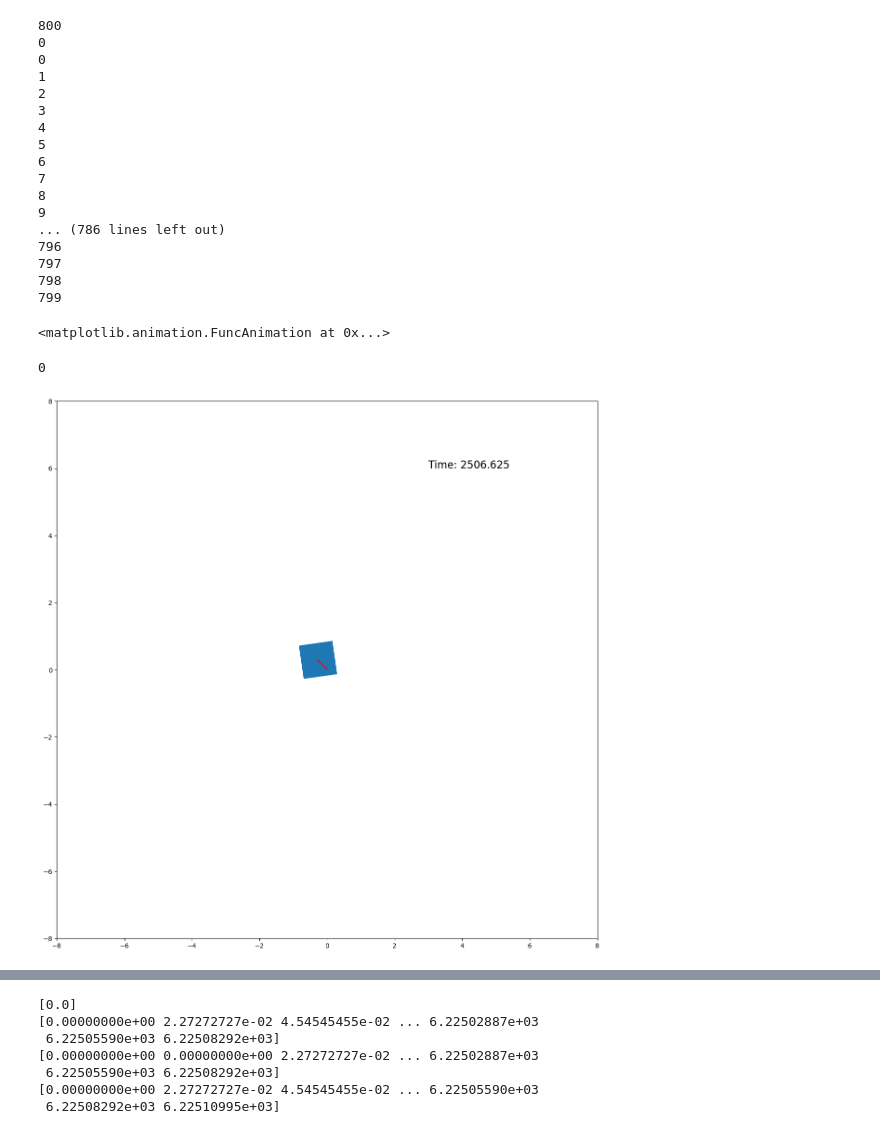
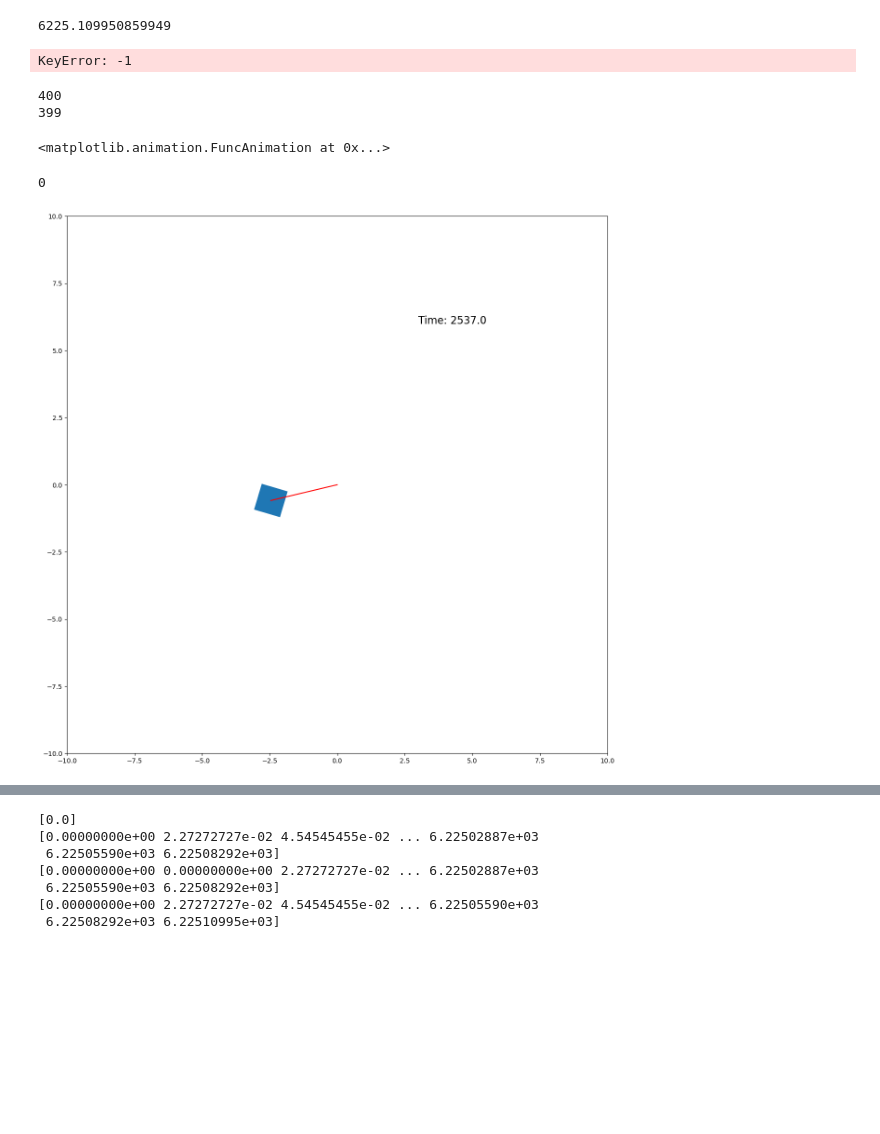
Before and after one commit to UMDBPP/TUFFcode, a Jupyter notebook: Data Analysis/data playground.ipynb, the cells around one changed output, grey strips where cells are left out. Saved outputs shown, nothing was run; the diff lists cells and outputs as text; code cells hidden in the pictures; blank space fills up the shorter version.

Commit message:
Time control complete, I think

```diff
--- a/Data Analysis/data playground.ipynb
+++ b/Data Analysis/data playground.ipynb
@@ -179,3 +193,11 @@ plt.xlim([2500, 2520])
+# %%
+print(t_angle[len(t_angle)-1])
+print(t_angle[-1])
+print(len(t_angle))
+t_angle
+# %% [output]
+6225.109950859949
+KeyError: -1
 # %%
 %matplotlib inline
 plt.rcParams["animation.html"] = "html5"
@@ -184,62 +206,53 @@ from matplotlib.patches import Rectangle
 import time
 
 box_width = 1
-plot_width = 8
+plot_width = 10
 fig,ax = plt.subplots()
 currentAxis = plt.gca()
 
 # anglex_ = np.array(anglex)
 # t_ = np.array(t)
 
 def animate(i):
     multiple = 1
-    print(i)
+#     print(i)
+    print(i, end='\r')
     x_coord = y_selected[i*multiple]
     y_coord = z_selected[i*multiple]
     angle = anglex_selected[i*multiple]*180/np.pi
 #     angle = anglex_[i*multiple]*180/np.pi
     time = t_selected[i*multiple]
 #     time = t_[i*multiple]
     currentAxis.clear()
     currentAxis.set_ylim(-plot_width, plot_width)
     currentAxis.set_xlim(-plot_width, plot_width)
     currentAxis.add_patch(Rectangle((x_coord - box_width/2, y_coord - box_width/2), box_width, box_width,
                                     angle=angle, rotation_point='center'))
-    currentAxis.text(3,6, 'Time: ' + str(round(time,4)), fontsize = 16)
+    currentAxis.text(3,6, 'Time: ' + str(round(time,2)), fontsize = 16)
     plt.plot([0, x_coord], [0, y_coord], 'r')
 #     plt.close()
 
-min_t = 2500*40
-max_t = 2520*40
-t_selected = t_angle_res[min_t:max_t]
-x_selected = x_res[min_t:max_t]
-y_selected = y_res[min_t:max_t]
-z_selected = z_res[min_t:max_t]
-anglex_selected = anglex_res[min_t:max_t]
-frames = (max_t-min_t)
+min_t = 2537
+min_i = np.argmin(np.abs(np.array(t_angle_res) - min_t))
+max_t = 2547
+max_i = np.argmin(np.abs(np.array(t_angle_res) - max_t))
+# print(min_i)
+# print(max_i)
+t_selected = t_angle_res[min_i:max_i]
+x_selected = x_res[min_i:max_i]
+y_selected = y_res[min_i:max_i]
+z_selected = z_res[min_i:max_i]
+anglex_selected = anglex_res[min_i:max_i]
+frames = (max_i-min_i)
 print(frames)
 
+plt.rcParams['figure.figsize'] = (10,10)
 ani = FuncAnimation(fig, animate, frames=frames, interval=25)
 
 ani
 # %% [output]
-800
-0
-0
-1
-2
-3
-4
-5
-6
-7
-8
-9
-... (786 lines left out)
-796
-797
-798
-799
+400
+399
 <matplotlib.animation.FuncAnimation at 0x...>
 0
-[figure, old version]
+[figure, new version]
```
Also changed, not shown: parts of 9 cells of this notebook.
